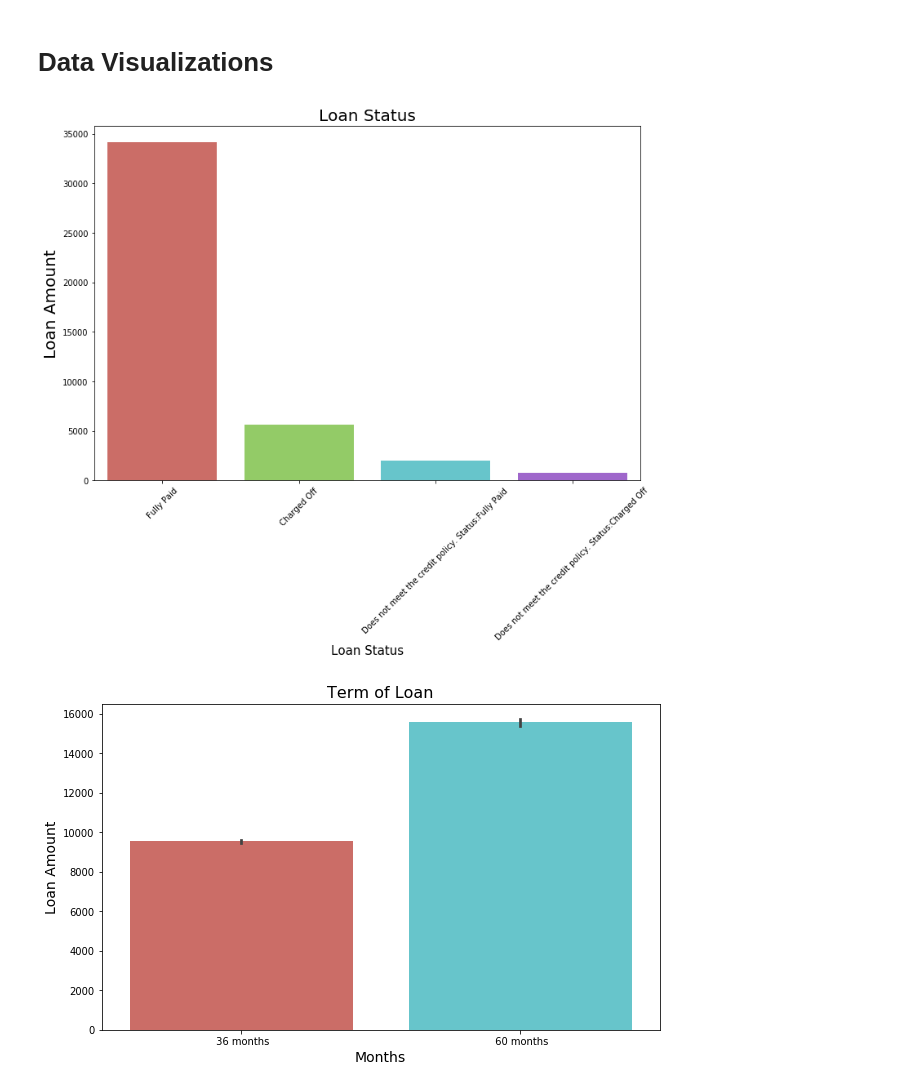
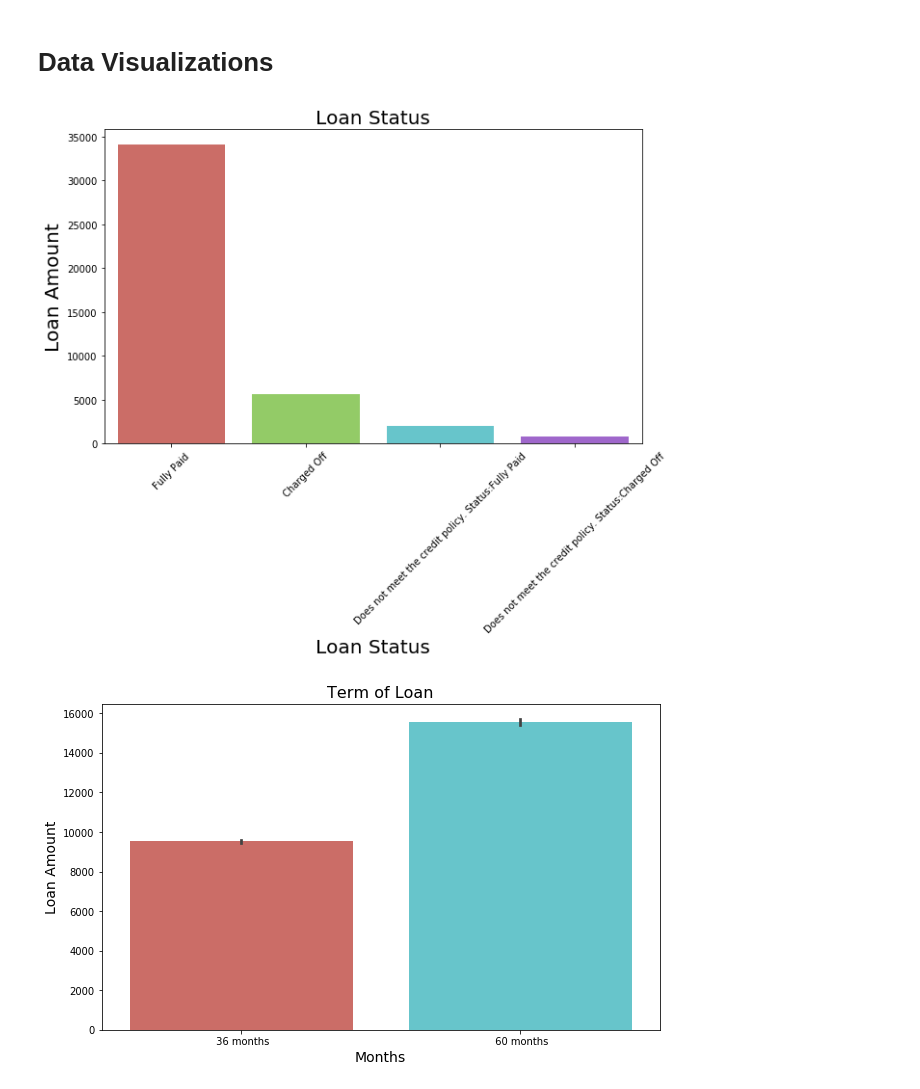
Before and after one commit to LJonesCE/Final-Project, a Jupyter notebook: Lending Club Machine Learning-Data Visualization.ipynb, the cells around one changed output. Drawn from its saved outputs; the diff is of its cells as text; code cells hidden in the pictures.

```diff
--- a/Lending Club Machine Learning-Data Visualization.ipynb
+++ b/Lending Club Machine Learning-Data Visualization.ipynb
@@ -104,17 +104,17 @@ dtype: int64
 # Data Visualizations
 # %%
 # Loan Status
-plt.figure(figsize = (12,8))
+plt.figure(figsize = (10,6))
 g = sns.countplot(x="loan_status",data=loans_20072011,
                   palette='hls')
 g.set_xticklabels(g.get_xticklabels(),rotation=45)
 g.set_title("Loan Status", fontsize=20)
-g.set_xlabel("Loan Status", fontsize=15)
+g.set_xlabel("Loan Status", fontsize=20)
 g.set_ylabel("Loan Amount", fontsize=20)
 
 plt.savefig("images/loanstatus.png")
 # %% [output]
-[figure, old version]
+[figure, new version]
 # %%
 # Bar plot of Term (Loan taken for number of months)
 plt.figure(figsize=(10,6))
```
Also changed, not shown: parts of 2 cells of this notebook, 5 other files.
